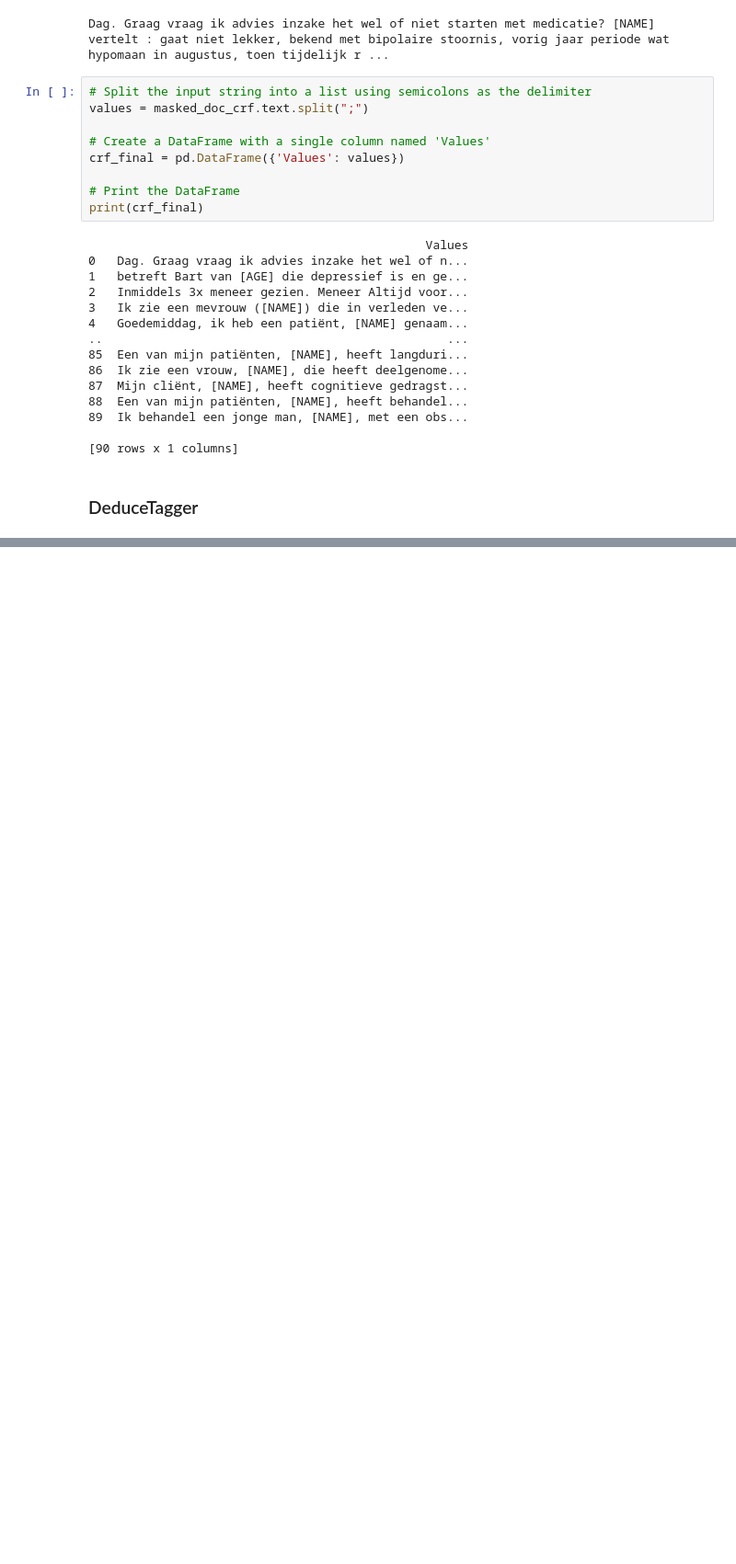
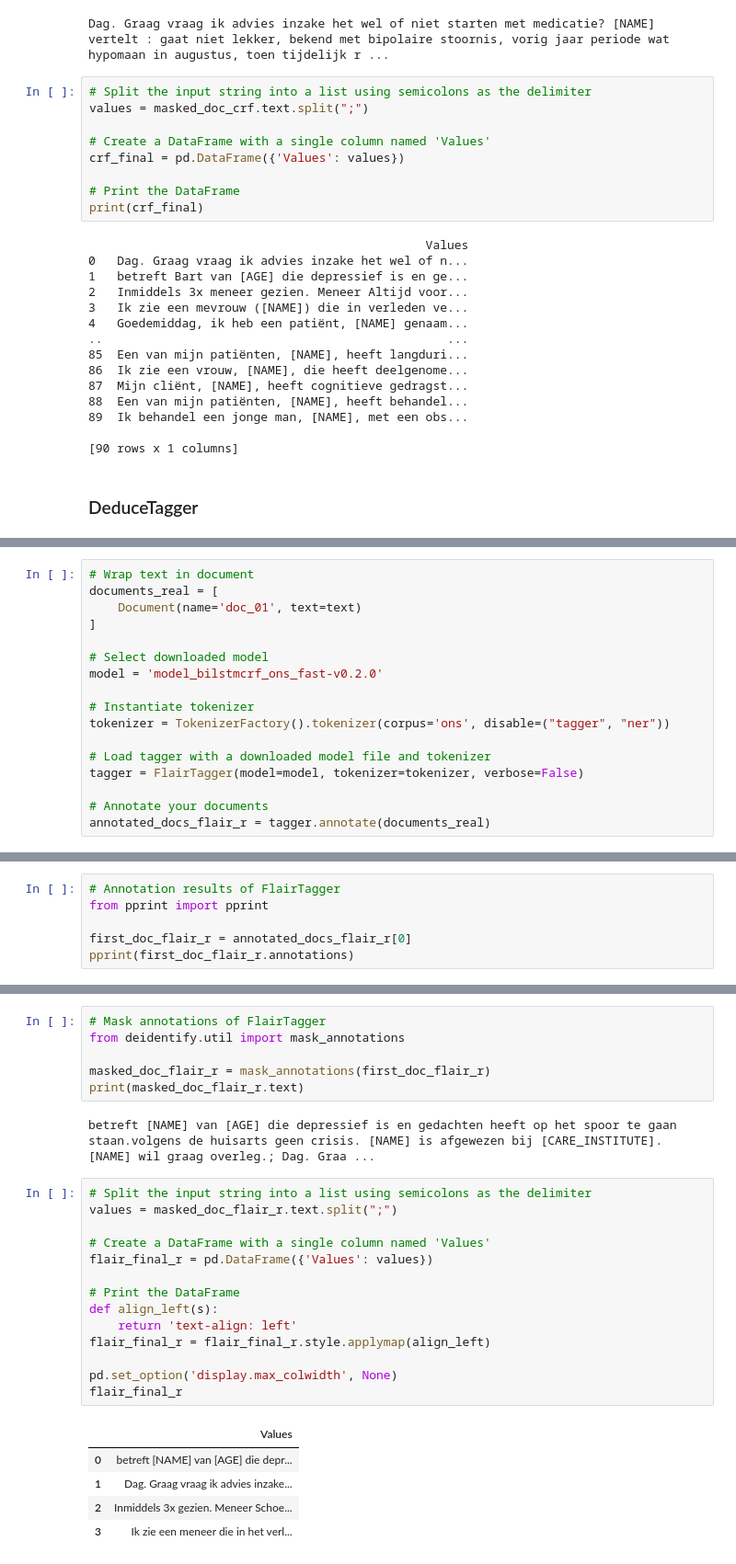
Before and after one commit to eLife-Applications/Deidentification, a Jupyter notebook: src/deidentify.ipynb, the cells around one changed output, grey strips where cells are left out. Shown: that part at 92% size. Drawn from its saved outputs; the diff is of its cells as text; blank space fills up the shorter version.

Commit message:
Fit four entries into three different taggers

```diff
--- a/src/deidentify.ipynb
+++ b/src/deidentify.ipynb
@@ -218,0 +324,17 @@ print(crf_final)
+# %%
+# Wrap text in document
+documents_real = [
+    Document(name='doc_01', text=text)
+]
+
+# Select downloaded model
+model = 'model_bilstmcrf_ons_fast-v0.2.0'
+
+# Instantiate tokenizer
+tokenizer = TokenizerFactory().tokenizer(corpus='ons', disable=("tagger", "ner"))
+
+# Load tagger with a downloaded model file and tokenizer
+tagger = FlairTagger(model=model, tokenizer=tokenizer, verbose=False)
+
+# Annotate your documents
+annotated_docs_flair_r = tagger.annotate(documents_real)
@@ -218,0 +346,6 @@ print(crf_final)
+# %%
+# Annotation results of FlairTagger
+from pprint import pprint
+
+first_doc_flair_r = annotated_docs_flair_r[0]
+pprint(first_doc_flair_r.annotations)
@@ -218,0 +365,28 @@ print(crf_final)
+# %%
+# Mask annotations of FlairTagger
+from deidentify.util import mask_annotations
+
+masked_doc_flair_r = mask_annotations(first_doc_flair_r)
+print(masked_doc_flair_r.text)
+# %% [output]
+betreft [NAME] van [AGE] die depressief is en gedachten heeft op het spoor te gaan staan.volgens de huisarts geen crisis. [NAME] is afgewezen bij [CARE_INSTITUTE]. [NAME] wil graag overleg.; Dag. Graa ...
+# %%
+# Split the input string into a list using semicolons as the delimiter
+values = masked_doc_flair_r.text.split(";")
+
+# Create a DataFrame with a single column named 'Values'
+flair_final_r = pd.DataFrame({'Values': values})
+
+# Print the DataFrame
+def align_left(s):
+    return 'text-align: left'
+flair_final_r = flair_final_r.style.applymap(align_left)
+
+pd.set_option('display.max_colwidth', None)
+flair_final_r
+# %% [output]
+|  | Values |
+| 0 | betreft [NAME] van [AGE] die depr... |
+| 1 | Dag. Graag vraag ik advies inzake... |
+| 2 | Inmiddels 3x gezien. Meneer Schoe... |
+| 3 | Ik zie een meneer die in het verl... |
```
Also changed, not shown: parts of 26 cells of this notebook.
